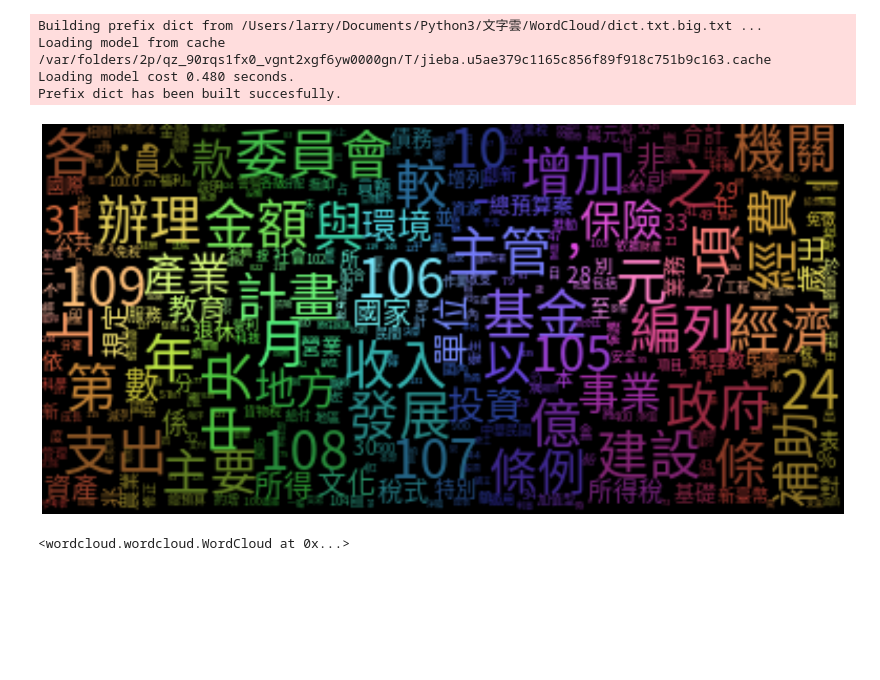
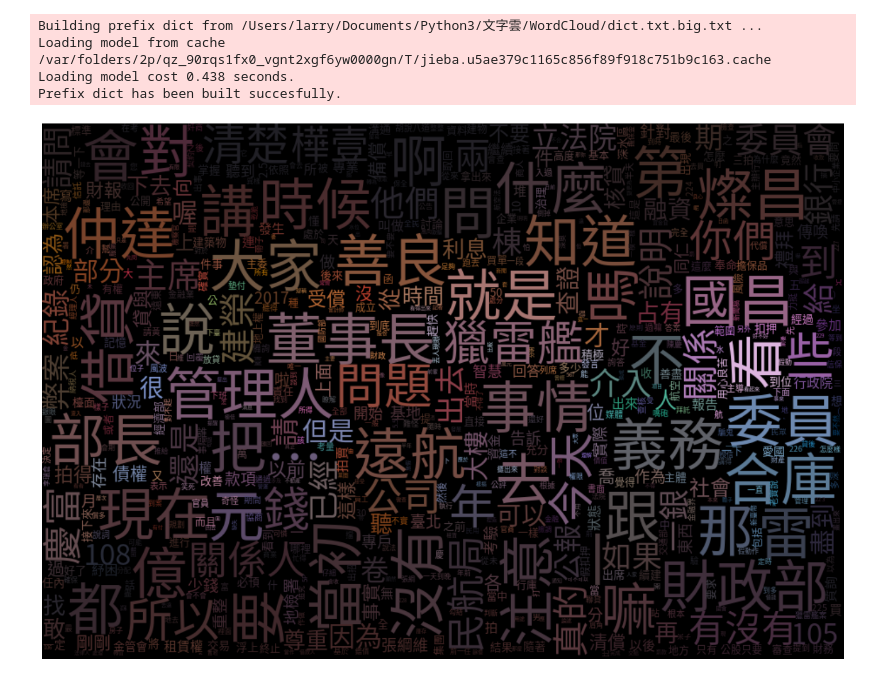
Before and after one commit to wastu01/WordCloud, a Jupyter notebook: index.ipynb, the cells around one changed output. Saved outputs shown, nothing was run; the diff lists cells and outputs as text; code cells hidden in the pictures; blank space fills up the shorter version.

```diff
--- a/index.ipynb
+++ b/index.ipynb
@@ -15,7 +15,7 @@ from scipy.ndimage import gaussian_gradient_magnitude
 
 
 
-text = open ('txt/109GovALLbgt.txt',"r",encoding="utf-8").read()
+text = open ('txt/GOVtalk.txt',"r",encoding="utf-8").read()
 
 jieba.set_dictionary('dict.txt.big.txt')
 with open('stopword.txt','r',encoding="utf-8") as f:
@@ -36,8 +36,8 @@ font = 'SourceHanSansTW-Regular.otf'
 
 
 
-icon = "color"
-icon_path = "%s.png" % icon
+icon = "market"
+icon_path = "%s.jpg" % icon
 
 
 mask_color = np.array(Image.open(icon_path))
@@ -47,7 +47,7 @@ mask_image[mask_image.sum(axis=2) == 0] = 255
 
 
 edges = np.mean([gaussian_gradient_magnitude(mask_color[:, :, i]/255., 2) for i in range(3)], axis=0)
-mask_image[edges > .01] = 255
+mask_image[edges > .08] = 255
 
 
 
@@ -65,37 +65,36 @@ mask_image[edges > .01] = 255
 wordcloud = WordCloud(max_words=2000,
                       mask = mask_color,
                       font_path= font,
-                      max_font_size=25,
+                      max_font_size=65,
                       margin=1,
                       relative_scaling=0)
 
 
 
 
 
 wordcloud.generate_from_frequencies(frequencies = dicition )
 
 
 image_colors = ImageColorGenerator(mask_color)
 wordcloud.recolor(color_func=image_colors)
 
 
 
 
 
 plt.figure(figsize=(25,25),facecolor='w')
 plt.imshow(wordcloud, interpolation="bilinear")
 plt.axis("off")
 plt.show()
 
 # print(text)
 
 # plt.savefig("Wordcloud.png")
-wordcloud.to_file("img/109ColorBGT.png")
+# wordcloud.to_file("img/質詢內容關鍵字.png")
 # %% [output]
 Building prefix dict from /Users/larry/Documents/Python3/文字雲/WordCloud/dict.txt.big.txt ...
 Loading model from cache /var/folders/2p/qz_90rqs1fx0_vgnt2xgf6yw0000gn/T/jieba.u5ae379c1165c856f89f918c751b9c163.cache
-Loading model cost 0.480 seconds.
+Loading model cost 0.438 seconds.
 Prefix dict has been built succesfully.
-[figure, old version]
+[figure, new version]
-<wordcloud.wordcloud.WordCloud at 0x...>
```
Also changed, not shown: 10 other files.
